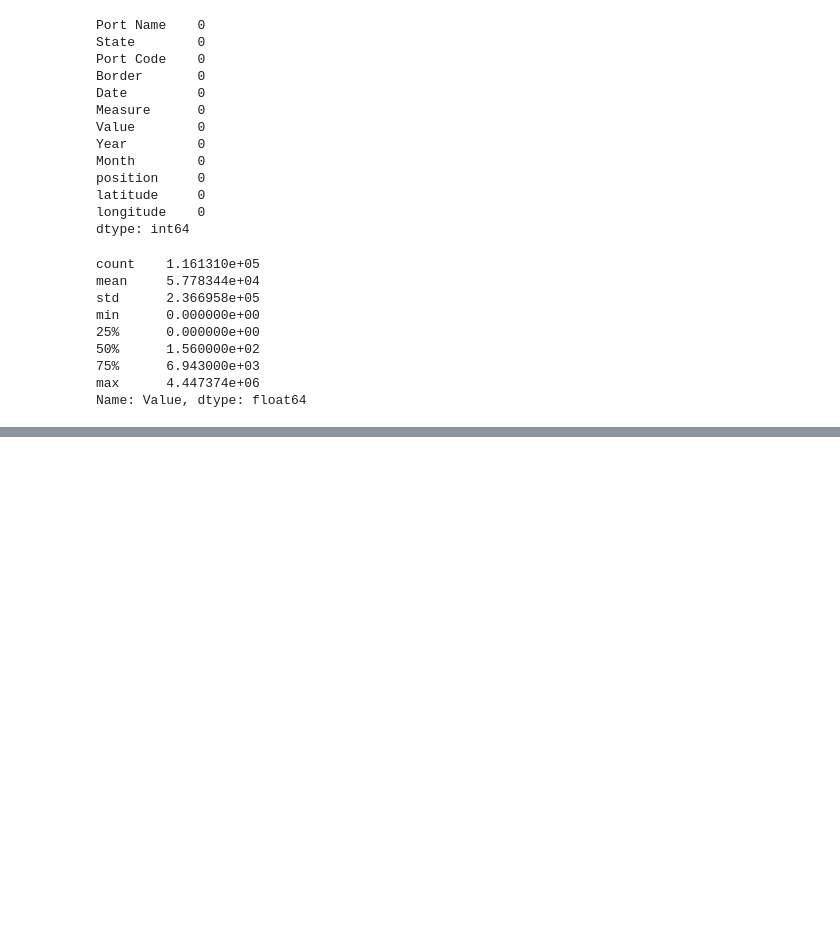
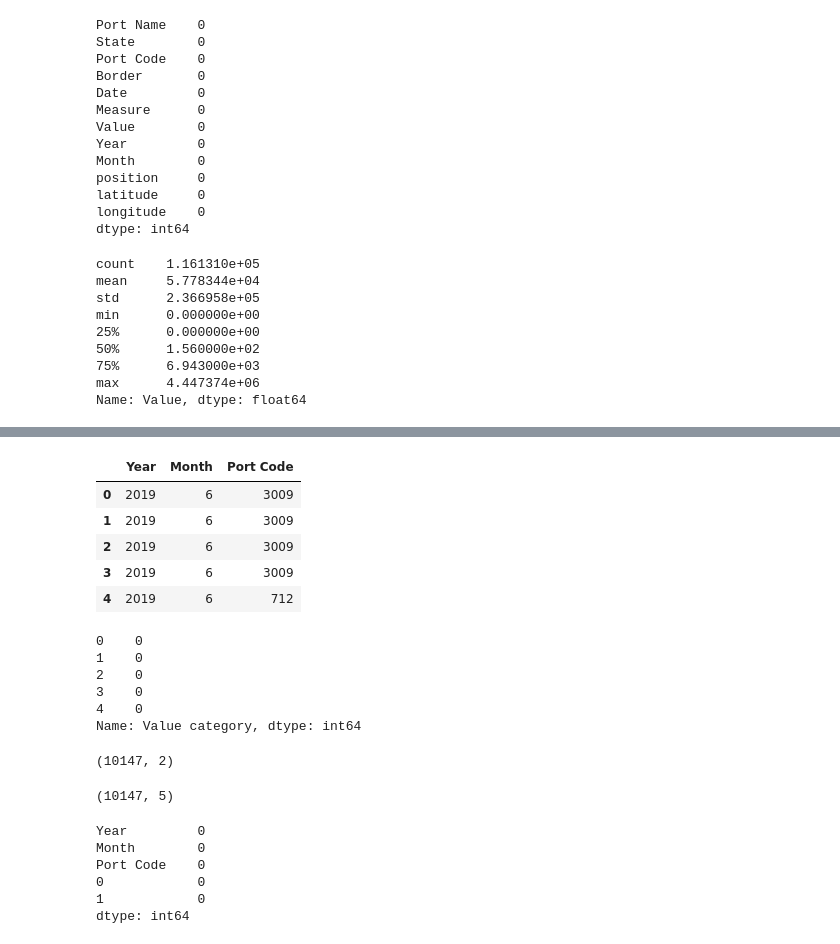
Before and after one commit to rnaua/DMML2019_Team_Swatch, a Jupyter notebook: code/Decision_tree.ipynb, the cells around one changed output, grey strips where cells are left out. Cells and saved outputs as stored; diff of their text form; code cells hidden in the pictures; blank space fills up the shorter version.

```diff
--- a/code/Decision_tree.ipynb
+++ b/code/Decision_tree.ipynb
@@ -128,0 +152,9 @@ df.sort_values(['Value'],ascending=False).head()
+# %%
+ports = df['Port Name'].unique()
+goods = []
+for port in ports:
+    if (df[(df['Port Name'] == port) &(df['Value'] != 0)].shape[0]>1100):
+        goods.append(port)
+print("number of ports : ",len(goods))
+print("port names: ", goods)
+print("number of observations  ",df[df['Port Name'].isin(goods)].shape[0])
@@ -128,0 +165,5 @@ df.sort_values(['Value'],ascending=False).head()
+# %%
+
+df = df[df['Port Name'].isin(goods)].reset_index(drop=True)
+#df[df['Port Name'].isin(goods)]['Value'].hist(range=[0,500])
+df.shape
@@ -192,2 +196,44 @@ Port Code    77696
 dtype: int64
+# %%
+X.head()
+# %% [output]
+|  | Year | Month | Port Code |
+| 0 | 2019 | 6 | 3009 |
+| 1 | 2019 | 6 | 3009 |
+| 2 | 2019 | 6 | 3009 |
+| 3 | 2019 | 6 | 3009 |
+| 4 | 2019 | 6 | 712 |
+# %%
+y = y.astype('int')
+y.head()
+# %% [output]
+0    0
+1    0
+2    0
+3    0
+4    0
+Name: Value category, dtype: int64
+# %%
+# one-hot encoding for Border
+one_hot = OneHotEncoder(categories="auto")
+cat_to_onehot = one_hot.fit_transform(df[["Border"]]).toarray()
+cat_to_onehot = pd.DataFrame(cat_to_onehot)
+cat_to_onehot.shape
+# %% [output]
+(10147, 2)
+# %%
+X = pd.concat((X, cat_to_onehot), axis=1, join='inner').reindex(df.index)
+
+X.shape
+# %% [output]
+(10147, 5)
+# %%
+X.isnull().sum()
+# %% [output]
+Year         0
+Month        0
+Port Code    0
+0            0
+1            0
+dtype: int64
 # %%
```
Also changed, not shown: parts of 31 cells of this notebook.
